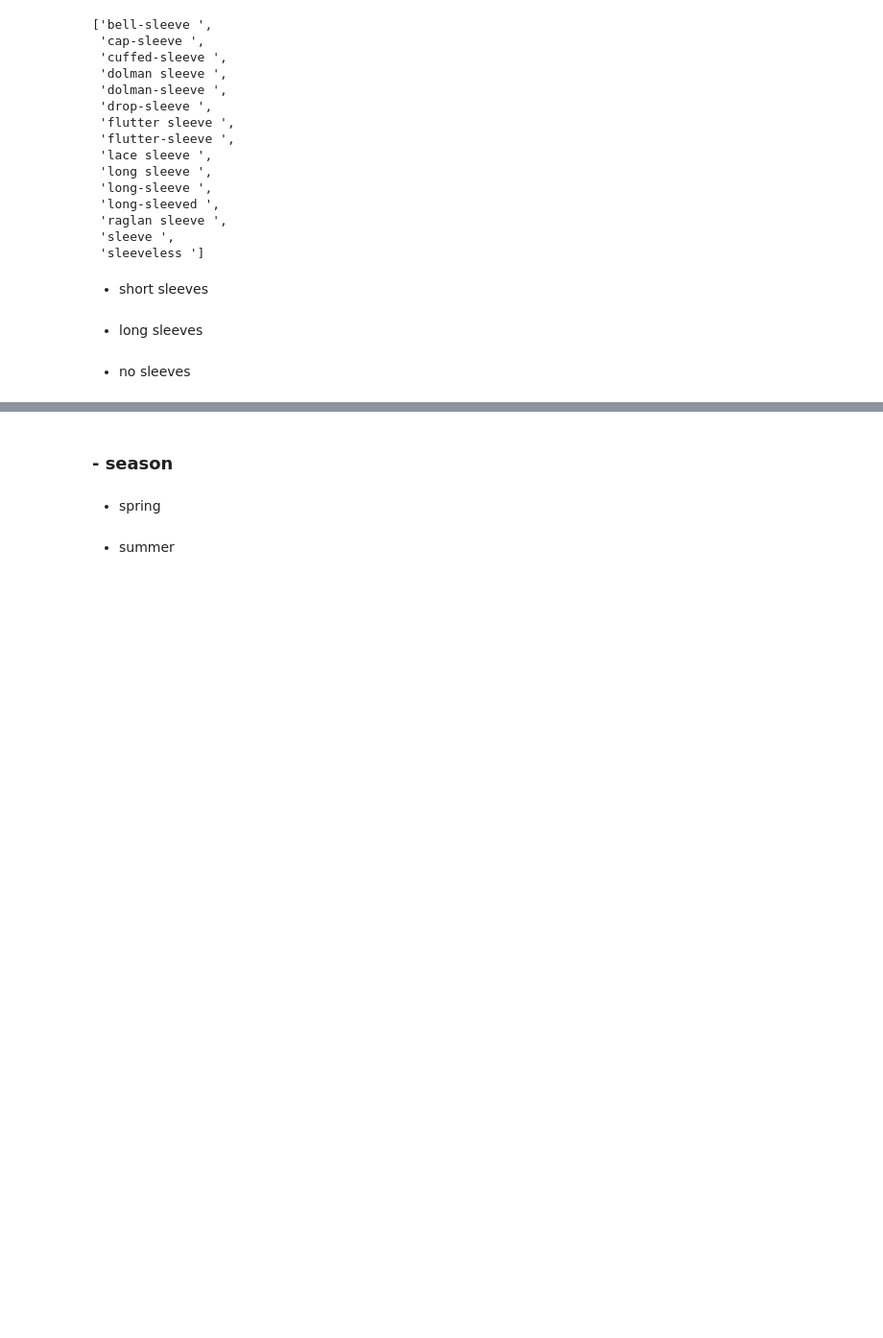
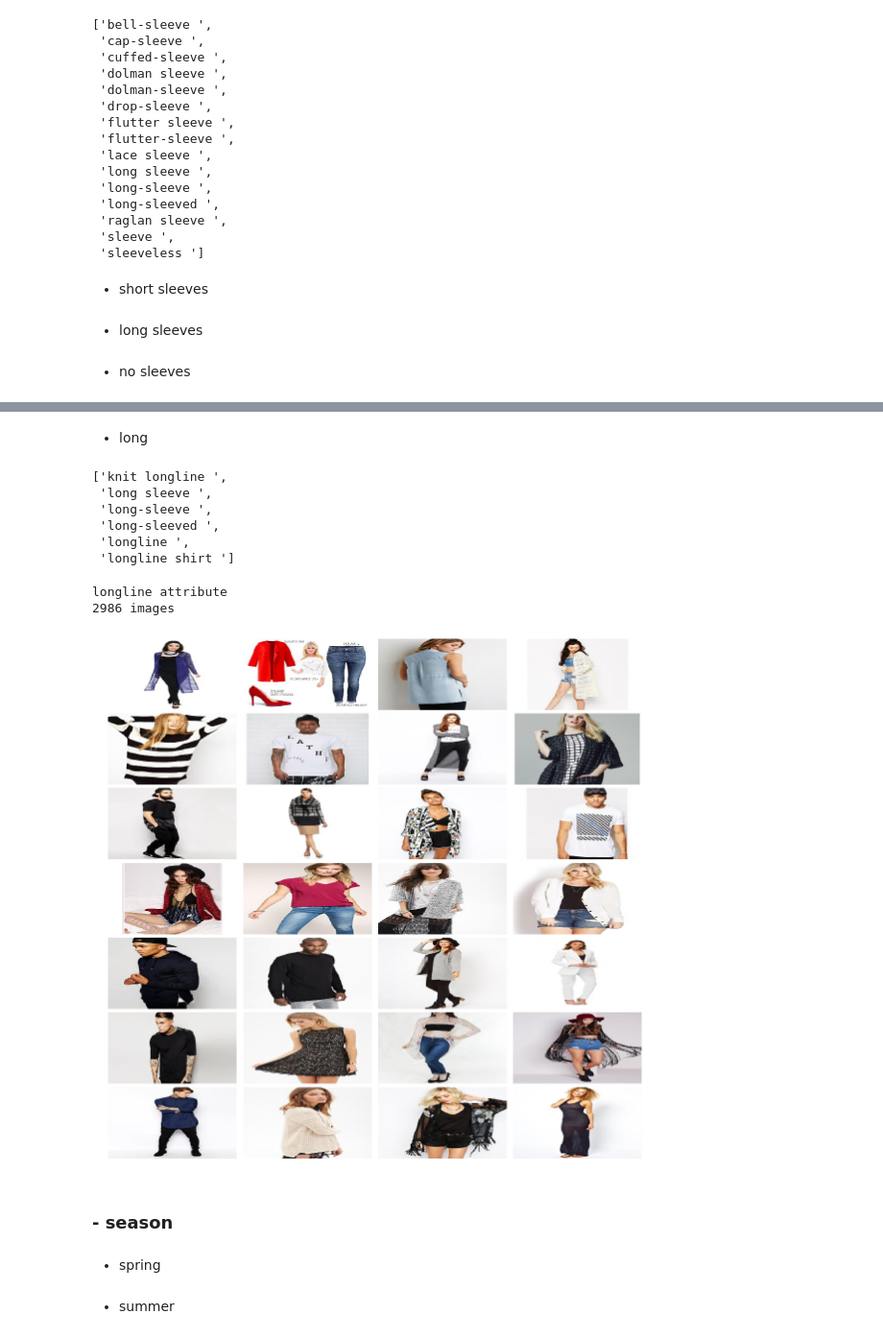
Before and after one commit to starsuzi/deep-fashion, a Jupyter notebook: merge-basic-attributes.ipynb, the cells around one changed output, grey strips where cells are left out. Shown at 96% size. Saved outputs shown, nothing was run; the diff lists cells and outputs as text; code cells hidden in the pictures; blank space fills up the shorter version.

```diff
--- a/merge-basic-attributes.ipynb
+++ b/merge-basic-attributes.ipynb
@@ -164,3 +182,20 @@ def plotRandomImage(attribute, img_num):
+# %% [markdown]
++ long
+# %%
+[col for col in df_attr_combined if 'long' in col]
+# %% [output]
+['knit longline ',
+ 'long sleeve ',
+ 'long-sleeve ',
+ 'long-sleeved ',
+ 'longline ',
+ 'longline shirt ']
+# %%
+plotRandomImage('longline ', 28, df_attr_category_combined)
+# %% [output]
+longline attribute
+2986 images
+[figure, added]
 # %% [markdown]
 ### - season
 # %% [markdown]
```
Also changed, not shown: parts of 140 cells of this notebook.
